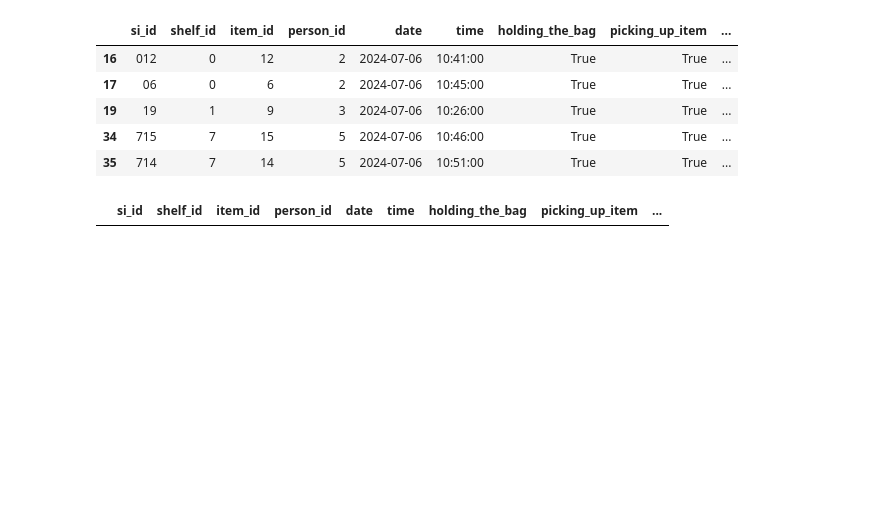
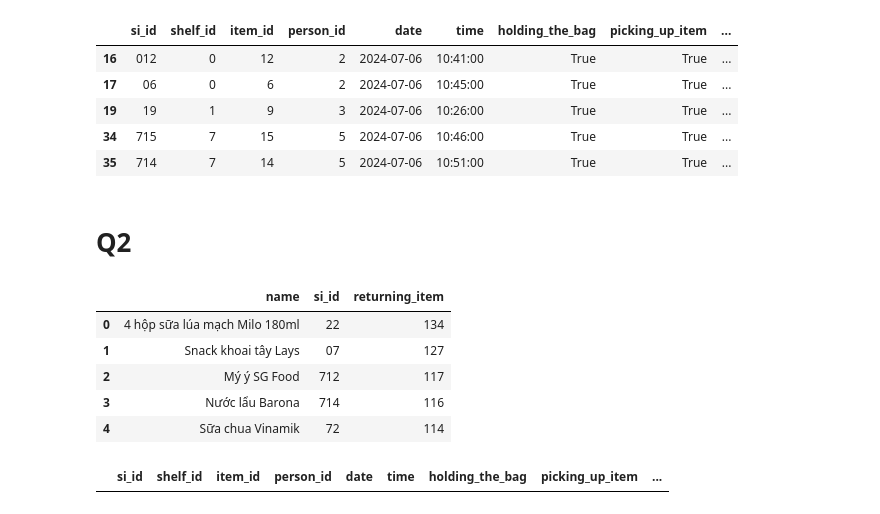
Before and after one commit to tranttha/ftu_ds_comp, a Jupyter notebook: EDA_cleaning.ipynb, the cells around one changed output. Saved outputs shown, nothing was run; the diff lists cells and outputs as text; code cells hidden in the pictures; blank space fills up the shorter version.

```diff
--- a/EDA_cleaning.ipynb
+++ b/EDA_cleaning.ipynb
@@ -268,6 +268,22 @@ null.head(5)
 | 19 | 19 | 1 | 9 | 3 | 2024-07-06 | 10:26:00 | True | True | ... |
 | 34 | 715 | 7 | 15 | 5 | 2024-07-06 | 10:46:00 | True | True | ... |
 | 35 | 714 | 7 | 14 | 5 | 2024-07-06 | 10:51:00 | True | True | ... |
+# %% [markdown]
+# Q2
+# %%
+# picking_up_item & returning_item have no nulls
+result2=i_i[['si_id','picking_up_item','returning_item']]
+result2=result2[(result2['picking_up_item']==True) & (result2['returning_item']==True)].groupby('si_id').count().sort_values(by='picking_up_item',ascending=False).reset_index()
+result2=pd.merge(right=result2, left=df_item[['name', 'si_id']], how='right', on='si_id' )
+result2=result2.drop(columns=['picking_up_item'])
+result2.head(5)
+# %% [output]
+|  | name | si_id | returning_item |
+| 0 | 4 hộp sữa lúa mạch Milo 180ml | 22 | 134 |
+| 1 | Snack khoai tây Lays | 07 | 127 |
+| 2 | Mý ý SG Food | 712 | 117 |
+| 3 | Nước lẩu Barona | 714 | 116 |
+| 4 | Sữa chua Vinamik | 72 | 114 |
 # %%
 null[(null['putting_item_into_bag'].isnull()) & (null['putting_item_into_bag_in_the_2nd_time'].isnull()) &(null['returning_item']==False) ]
 # %% [output]
```
Also changed, not shown: parts of 6 cells of this notebook, 1 other file.
